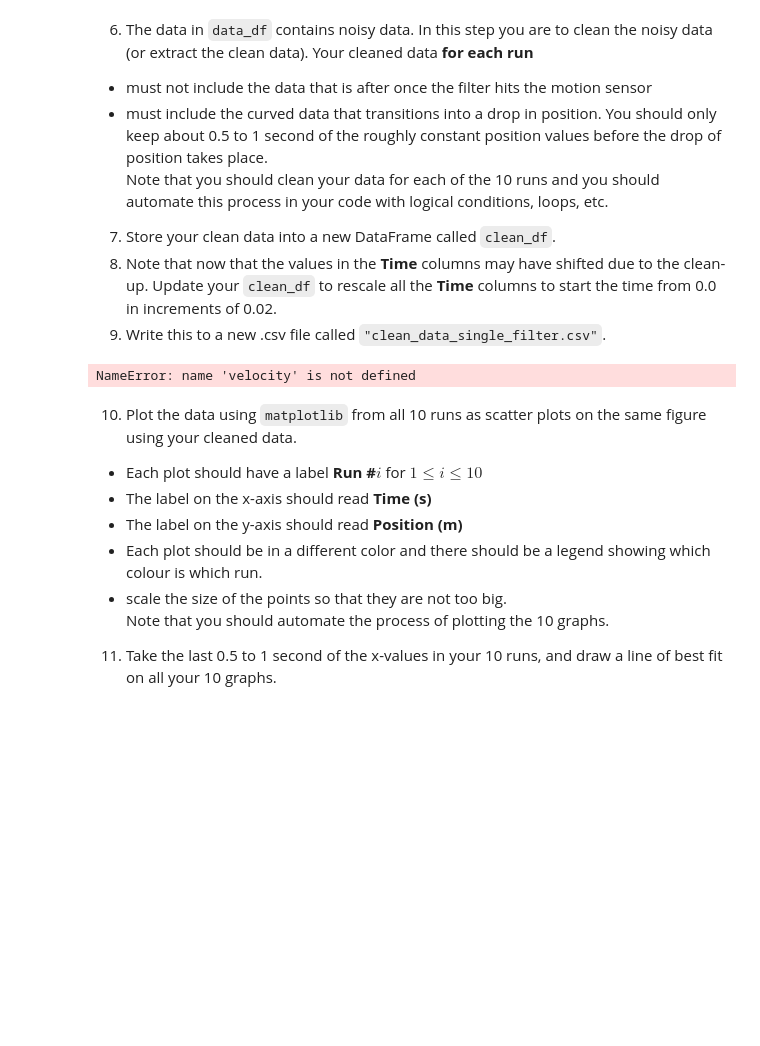
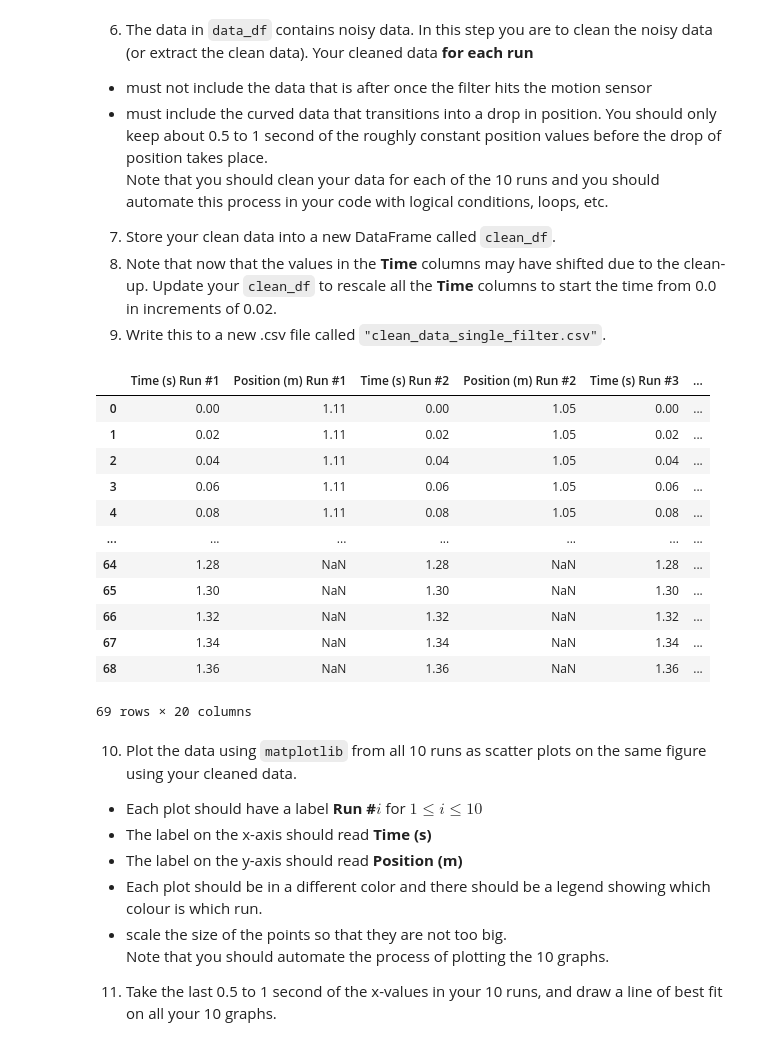
Before and after one commit to fdrgrn/SF2, a Jupyter notebook: assign1.ipynb, the cells around one changed output. Drawn from its saved outputs; the diff is of its cells as text; code cells hidden in the pictures; blank space fills up the shorter version.

```diff
--- a/assign1.ipynb
+++ b/assign1.ipynb
@@ -80,34 +81,57 @@ Note that you should clean your data for each of the 10 runs and you should auto
 8. Note that now that the values in the **Time** columns may have shifted due to the clean-up.  Update your `clean_df` to rescale all the **Time** columns to start the time from 0.0 in increments of 0.02.
 9. Write this to a new .csv file called `"clean_data_single_filter.csv"`.
 # %%
-# Your code for steps 6-9 go here:
 def extract_runtime(df, velocity_inst):
     velocity = df[velocity_inst].fillna(0).to_numpy()
 
-    #identify starting index by finding beginning hold (first point where the difference in velocity with neighbors is minimal)
     difference = np.abs(np.diff(velocity))
-    begin_index  = np.where(difference < 0.02)[0][0]
+    begin_index = np.where(difference < 0.02)[0][0]
 
     for i in range(begin_index, len(velocity) - 1):
-        #we can presume we've reached the end when the change in velocity is great between neighbors and the sign of the velocity between neighbors are opposing (-) -> (+)
         if (np.sign(velocity[i]) != np.sign(velocity[i+1])) and (abs(velocity[i] - velocity[i+1]) > 0.2):
             end_index = i + 1
             break
 
     return df.iloc[begin_index:end_index]
 
-df =[]
+run_dataframes = []
+
 for i in range(1, 11):
-    time = f"Time (s) Run #{i}"
-    position = f"Position (m) Run #{i}"
-    velocity_inst = f"Velocity (m/s) Run #{i}"
-    accelration_inst = f"Acceleration (m/s²) Run #{i}"
+    time_column = f"Time (s) Run #{i}"
+    position_column = f"Position (m) Run #{i}"
+    velocity_instant = f"Velocity (m/s) Run #{i}"
+    acceleration_instant = f"Acceleration (m/s²) Run #{i}"
 
-    cleaned_data = extract_runtime(df, velocity_inst)
-    clean_df = pd.concat(clean_df, cleaned_data[[time, position]])
+    cleaned_data = extract_runtime(df, velocity_instant)
+    filtered_df = cleaned_data[[time_column, position_column]].reset_index(drop=True)
+    run_dataframes.append(filtered_df)
+
+clean_df = pd.concat(run_dataframes, axis=1)
+column_time = [col for col in clean_df.columns if "Time" in col]
+
+max_length = max(len(clean_df[col].dropna()) for col in column_time)
+
+shifted_time= np.arange(0, max_length * 0.02, 0.02)
+
+for column in column_time:
+    clean_df.loc[:len(shifted_time) - 1, column] = shifted_time[:len(clean_df[column])]
+
+clean_df.to_csv("clean_data_single_filter.csv", index=False)
 clean_df
 # %% [output]
+|  | Time (s) Run #1 | Position (m) Run #1 | Time (s) Run #2 | Position (m) Run #2 | Time (s) Run #3 | ... |
+| 0 | 0.00 | 1.11 | 0.00 | 1.05 | 0.00 | ... |
+| 1 | 0.02 | 1.11 | 0.02 | 1.05 | 0.02 | ... |
+| 2 | 0.04 | 1.11 | 0.04 | 1.05 | 0.04 | ... |
+| 3 | 0.06 | 1.11 | 0.06 | 1.05 | 0.06 | ... |
+| 4 | 0.08 | 1.11 | 0.08 | 1.05 | 0.08 | ... |
+| ... | ... | ... | ... | ... | ... | ... |
+| 64 | 1.28 | NaN | 1.28 | NaN | 1.28 | ... |
+| 65 | 1.30 | NaN | 1.30 | NaN | 1.30 | ... |
+| 66 | 1.32 | NaN | 1.32 | NaN | 1.32 | ... |
+| 67 | 1.34 | NaN | 1.34 | NaN | 1.34 | ... |
+| 68 | 1.36 | NaN | 1.36 | NaN | 1.36 | ... |
-NameError: name 'velocity' is not defined
+69 rows × 20 columns
 # %% [markdown]
 10. Plot the data using `matplotlib` from all 10 runs as scatter plots on the same figure using your cleaned data.
 - Each plot should have a label **Run #$i$** for $1\leq i\leq10$
```
Also changed, not shown: parts of 4 cells of this notebook, 25 other files.
